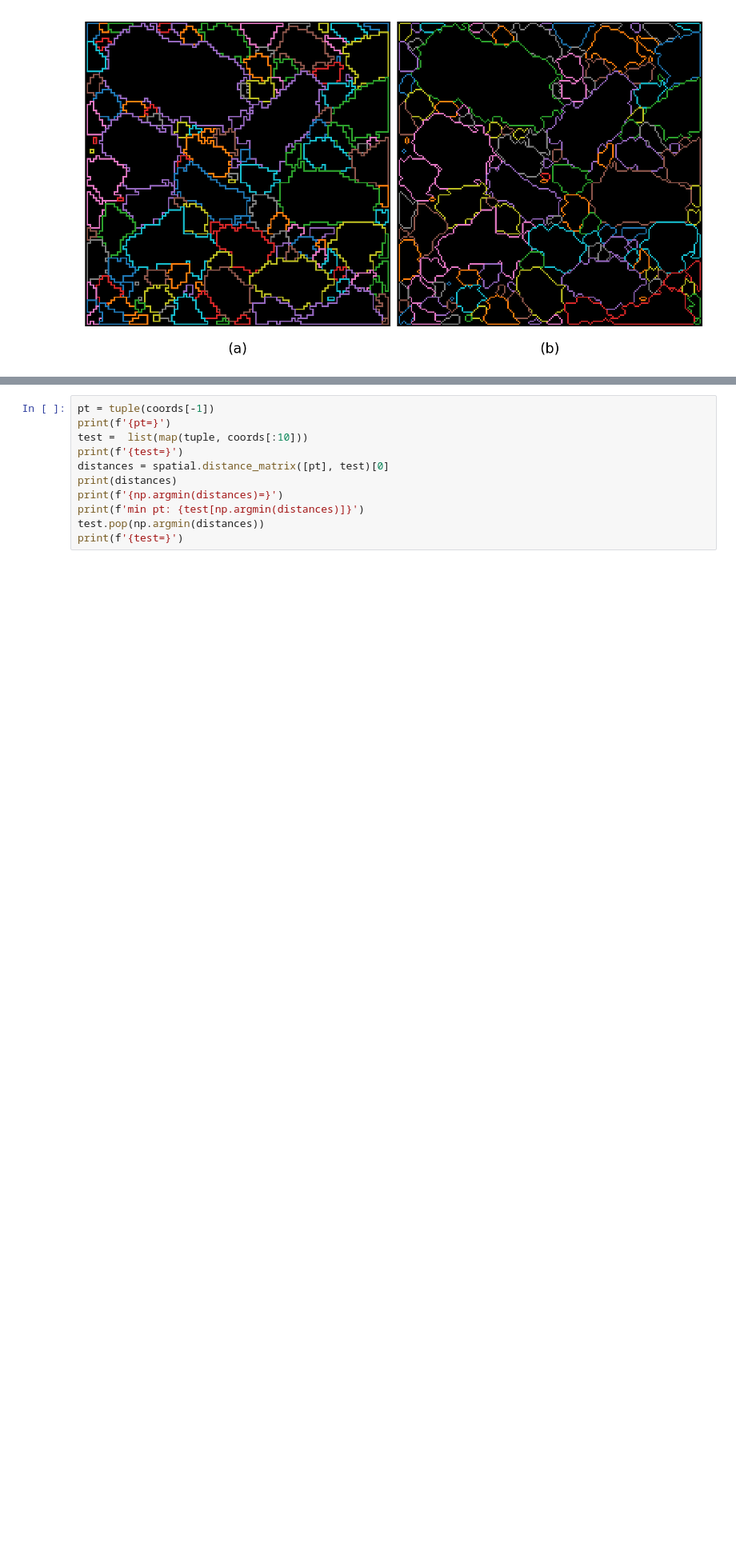
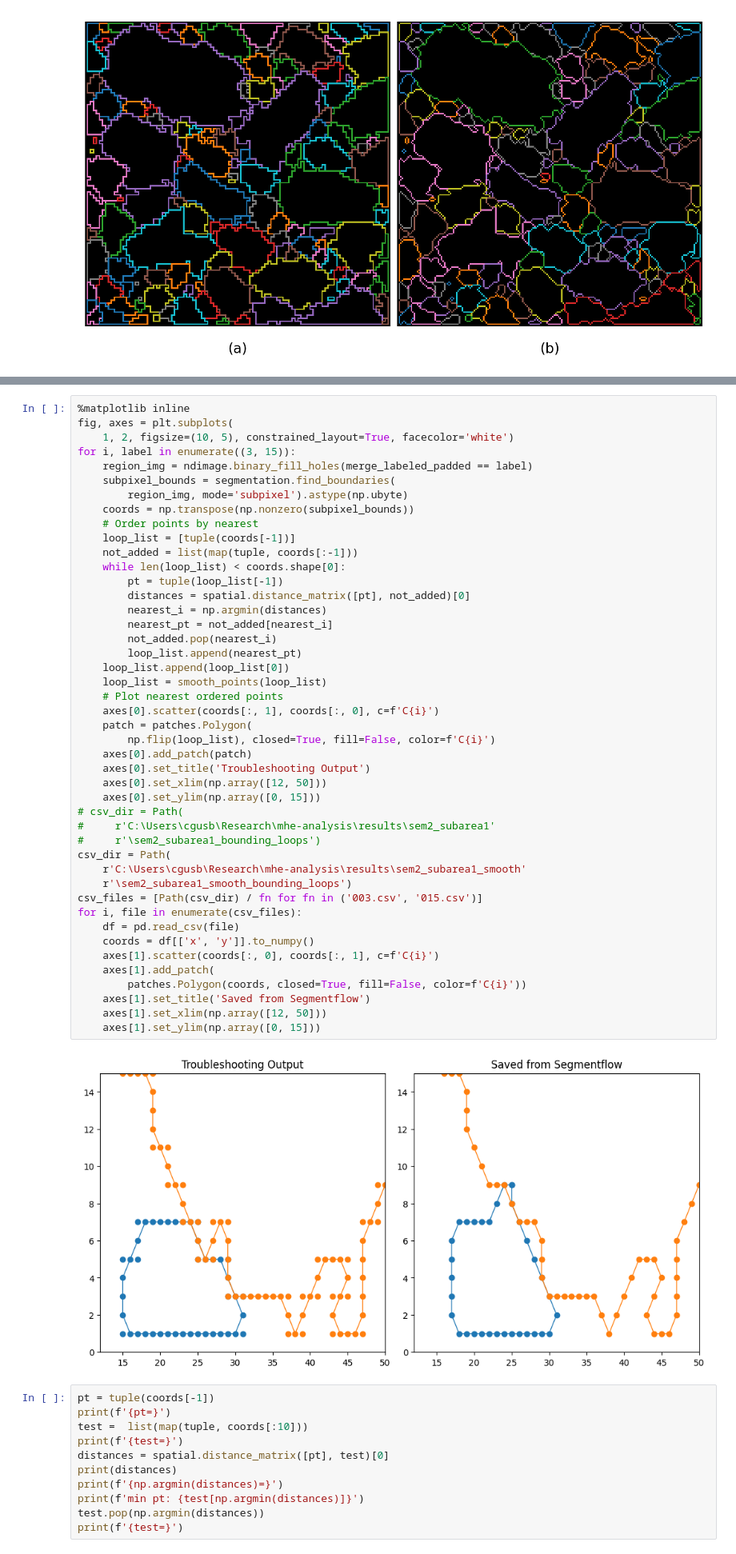
Before and after one commit to GusBusDraws/mhe-analysis, a Jupyter notebook: nbs/45-sem-subpixel.ipynb, the cells around one changed output, grey strips where cells are left out. Shown at 80% size. Cells and saved outputs as stored; diff of their text form; blank space fills up the shorter version.

Commit message:
Add troubleshooting section in NB 45

```diff
--- a/nbs/45-sem-subpixel.ipynb
+++ b/nbs/45-sem-subpixel.ipynb
@@ -357,3 +368,50 @@ array([  0,   1,   2,   3,   4,   5,   6,   7,   8,   9,  10,  11,  12,
+# %%
+%matplotlib inline
+fig, axes = plt.subplots(
+    1, 2, figsize=(10, 5), constrained_layout=True, facecolor='white')
+for i, label in enumerate((3, 15)):
+    region_img = ndimage.binary_fill_holes(merge_labeled_padded == label)
+    subpixel_bounds = segmentation.find_boundaries(
+        region_img, mode='subpixel').astype(np.ubyte)
+    coords = np.transpose(np.nonzero(subpixel_bounds))
+    # Order points by nearest
+    loop_list = [tuple(coords[-1])]
+    not_added = list(map(tuple, coords[:-1]))
+    while len(loop_list) < coords.shape[0]:
+        pt = tuple(loop_list[-1])
+        distances = spatial.distance_matrix([pt], not_added)[0]
+        nearest_i = np.argmin(distances)
+        nearest_pt = not_added[nearest_i]
+        not_added.pop(nearest_i)
+        loop_list.append(nearest_pt)
+    loop_list.append(loop_list[0])
+    loop_list = smooth_points(loop_list)
+    # Plot nearest ordered points
+    axes[0].scatter(coords[:, 1], coords[:, 0], c=f'C{i}')
+    patch = patches.Polygon(
+        np.flip(loop_list), closed=True, fill=False, color=f'C{i}')
+    axes[0].add_patch(patch)
+    axes[0].set_title('Troubleshooting Output')
+    axes[0].set_xlim(np.array([12, 50]))
+    axes[0].set_ylim(np.array([0, 15]))
+# csv_dir = Path(
+#     r'C:\Users\cgusb\Research\mhe-analysis\results\sem2_subarea1'
+#     r'\sem2_subarea1_bounding_loops')
+csv_dir = Path(
+    r'C:\Users\cgusb\Research\mhe-analysis\results\sem2_subarea1_smooth'
+    r'\sem2_subarea1_smooth_bounding_loops')
+csv_files = [Path(csv_dir) / fn for fn in ('003.csv', '015.csv')]
+for i, file in enumerate(csv_files):
+    df = pd.read_csv(file)
+    coords = df[['x', 'y']].to_numpy()
+    axes[1].scatter(coords[:, 0], coords[:, 1], c=f'C{i}')
+    axes[1].add_patch(
+        patches.Polygon(coords, closed=True, fill=False, color=f'C{i}'))
+    axes[1].set_title('Saved from Segmentflow')
+    axes[1].set_xlim(np.array([12, 50]))
+    axes[1].set_ylim(np.array([0, 15]))
+# %% [output]
+[figure, added]
 # %%
 pt = tuple(coords[-1])
 print(f'{pt=}')
```
Also changed, not shown: parts of 9 cells of this notebook.
